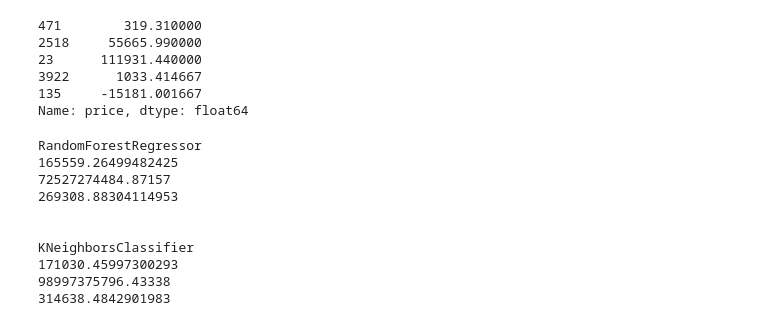
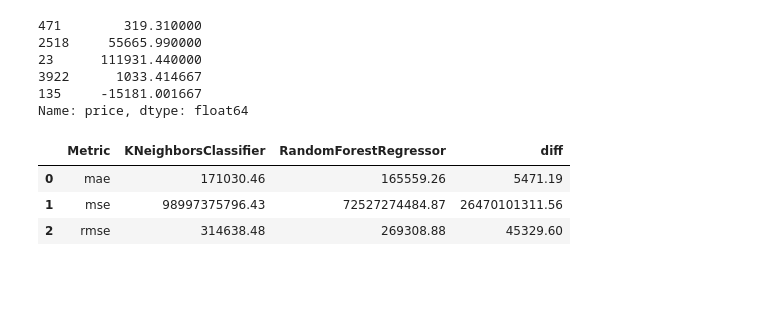
Before and after one commit to Natali-Dev/ai_engineering_natali_harju, a Jupyter notebook: exercises/2_classification/KNN.ipynb, the cells around one changed output. Cells and saved outputs as stored; diff of their text form; code cells hidden in the pictures; blank space fills up the shorter version.

```diff
--- a/exercises/2_classification/KNN.ipynb
+++ b/exercises/2_classification/KNN.ipynb
@@ -295,26 +295,19 @@ Name: price, dtype: float64
 # %%
 mae_rf = mean_absolute_error(y_test, y_pred)
 mse_rf = mean_squared_error(y_test, y_pred)
 rmse_rf = root_mean_squared_error(y_test, y_pred)
 
-print("RandomForestRegressor")
-print(mae_rf)
-print(mse_rf)
-print(rmse_rf)
-print("\n")
+my_dict = {
+        "Metric": ["mae", "mse", "rmse"],
+        "KNeighborsClassifier": [mae, mse, rmse],
+        "RandomForestRegressor": [mae_rf, mse_rf,rmse_rf],
+}
+metric_df = pd.DataFrame(my_dict)
+metric_df["diff"] = metric_df["KNeighborsClassifier"] - metric_df["RandomForestRegressor"]
 
-print("KNeighborsClassifier")
-print(mae)
-print(mse)
-print(rmse)
+metric_df
 # %% [output]
-RandomForestRegressor
-165559.26499482425
-72527274484.87157
-269308.88304114953
-
-
-KNeighborsClassifier
-171030.45997300293
-98997375796.43338
-314638.4842901983
+|  | Metric | KNeighborsClassifier | RandomForestRegressor | diff |
+| 0 | mae | 171030.46 | 165559.26 | 5471.19 |
+| 1 | mse | 98997375796.43 | 72527274484.87 | 26470101311.56 |
+| 2 | rmse | 314638.48 | 269308.88 | 45329.60 |
```
Also changed, not shown: parts of 1 cell of this notebook, 1 other file.
